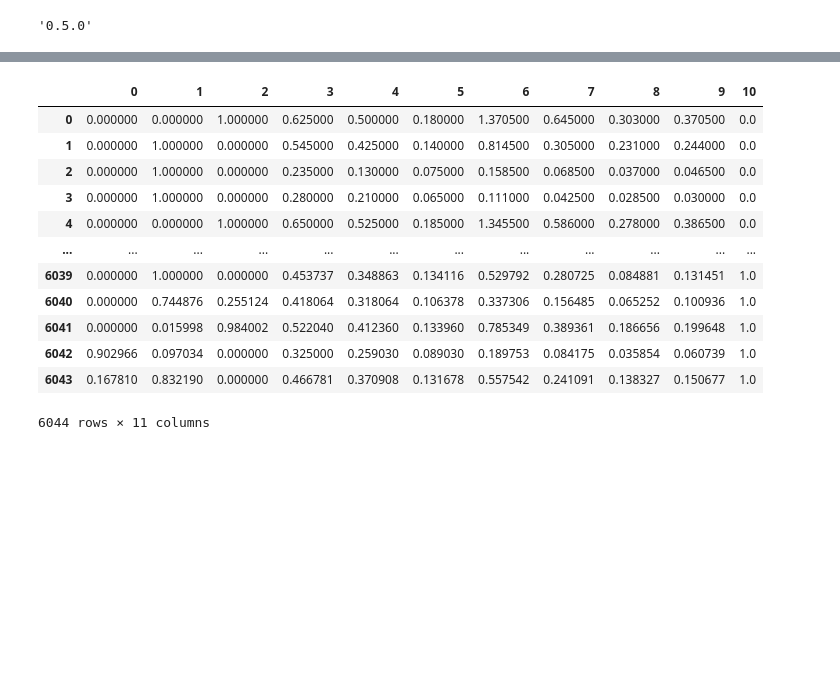
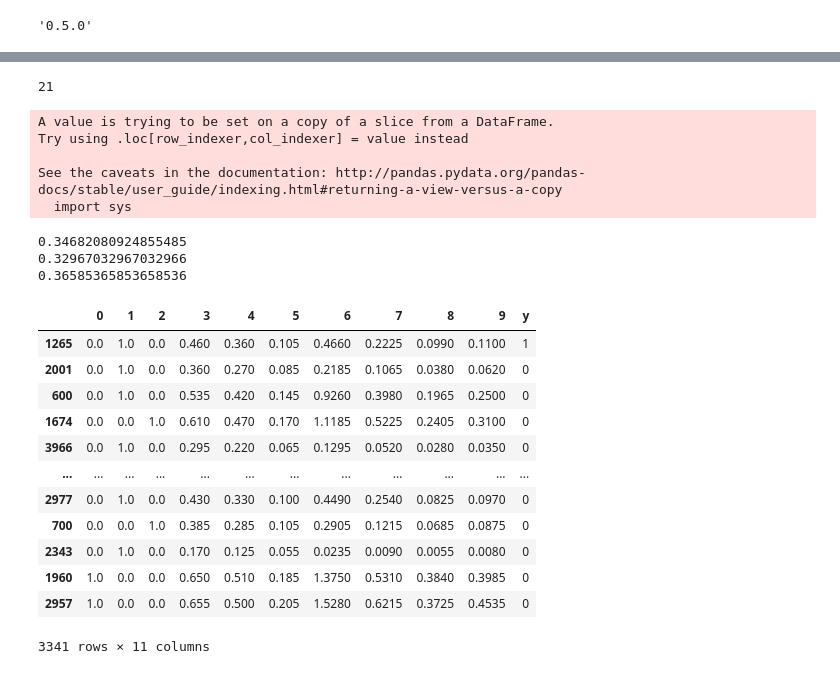
Before and after one commit to DmitriiDenisov/research_oversampling, a Jupyter notebook: Research_gamma.ipynb, the cells around one changed output, grey strips where cells are left out. Cells and saved outputs as stored; diff of their text form; code cells hidden in the pictures; blank space fills up the shorter version.

```diff
--- a/Research_gamma.ipynb
+++ b/Research_gamma.ipynb
@@ -453,35 +467,56 @@ def aug_train(X):
+# %%
+y_pred.sum()
+# %% [output]
+21
 # %%
+# 1. Get dataset:
 X, y = get_dataset_pd('abalone')
-X['y'] = y
 
-# 1. Split on test and train
+# 2. Split on test and train
 X_train, X_test, y_train, y_test = train_test_split(X, y, test_size=0.2) # random_state=42
 
-# 2. Augment train part by generating new minority points
+# 3. Augment train part by generating new minority points
+X_train['y'] = y_train
 X_train_aug = aug_train(X_train)
 
-# 3. Shuffle
+# 4. Shuffle
 X_train_aug = X_train_aug.sample(frac=1) # shuffle
 
-# 4. Drop target from train
+# 5. Drop target from train
 y_train_aug = X_train_aug['y']
 X_train_aug = X_train_aug.drop('y', 1)
 
-# 5. Fit:
+# 6. Fit:
+clf = RandomForestClassifier()
+clf.fit(X_train_aug, y_train_aug)
 
-
-# 6. Predict:
+# 7. Predict and metrics:
+y_pred = clf.predict(X_test)
+print(f1_score(y_test, y_pred))
+print(precision_score(y_test, y_pred))
+print(recall_score(y_test, y_pred))
 # %% [output]
-|  | 0 | 1 | 2 | 3 | 4 | 5 | 6 | 7 | 8 | 9 | 10 |
-| 0 | 0.000000 | 0.000000 | 1.000000 | 0.625000 | 0.500000 | 0.180000 | 1.370500 | 0.645000 | 0.303000 | 0.370500 | 0.0 |
-| 1 | 0.000000 | 1.000000 | 0.000000 | 0.545000 | 0.425000 | 0.140000 | 0.814500 | 0.305000 | 0.231000 | 0.244000 | 0.0 |
-| 2 | 0.000000 | 1.000000 | 0.000000 | 0.235000 | 0.130000 | 0.075000 | 0.158500 | 0.068500 | 0.037000 | 0.046500 | 0.0 |
-| 3 | 0.000000 | 1.000000 | 0.000000 | 0.280000 | 0.210000 | 0.065000 | 0.111000 | 0.042500 | 0.028500 | 0.030000 | 0.0 |
-| 4 | 0.000000 | 0.000000 | 1.000000 | 0.650000 | 0.525000 | 0.185000 | 1.345500 | 0.586000 | 0.278000 | 0.386500 | 0.0 |
-| ... | ... | ... | ... | ... | ... | ... | ... | ... | ... | ... | ... |
-| 6039 | 0.000000 | 1.000000 | 0.000000 | 0.453737 | 0.348863 | 0.134116 | 0.529792 | 0.280725 | 0.084881 | 0.131451 | 1.0 |
-| 6040 | 0.000000 | 0.744876 | 0.255124 | 0.418064 | 0.318064 | 0.106378 | 0.337306 | 0.156485 | 0.065252 | 0.100936 | 1.0 |
-| 6041 | 0.000000 | 0.015998 | 0.984002 | 0.522040 | 0.412360 | 0.133960 | 0.785349 | 0.389361 | 0.186656 | 0.199648 | 1.0 |
-| 6042 | 0.902966 | 0.097034 | 0.000000 | 0.325000 | 0.259030 | 0.089030 | 0.189753 | 0.084175 | 0.035854 | 0.060739 | 1.0 |
-| 6043 | 0.167810 | 0.832190 | 0.000000 | 0.466781 | 0.370908 | 0.131678 | 0.557542 | 0.241091 | 0.138327 | 0.150677 | 1.0 |
-6044 rows × 11 columns
+A value is trying to be set on a copy of a slice from a DataFrame.
+Try using .loc[row_indexer,col_indexer] = value instead
+
+See the caveats in the documentation: http://pandas.pydata.org/pandas-docs/stable/user_guide/indexing.html#returning-a-view-versus-a-copy
+  import sys
+0.34682080924855485
+0.32967032967032966
+0.36585365853658536
+# %%
+X_train
+# %% [output]
+|  | 0 | 1 | 2 | 3 | 4 | 5 | 6 | 7 | 8 | 9 | y |
+| 1265 | 0.0 | 1.0 | 0.0 | 0.460 | 0.360 | 0.105 | 0.4660 | 0.2225 | 0.0990 | 0.1100 | 1 |
+| 2001 | 0.0 | 1.0 | 0.0 | 0.360 | 0.270 | 0.085 | 0.2185 | 0.1065 | 0.0380 | 0.0620 | 0 |
+| 600 | 0.0 | 1.0 | 0.0 | 0.535 | 0.420 | 0.145 | 0.9260 | 0.3980 | 0.1965 | 0.2500 | 0 |
+| 1674 | 0.0 | 0.0 | 1.0 | 0.610 | 0.470 | 0.170 | 1.1185 | 0.5225 | 0.2405 | 0.3100 | 0 |
+| 3966 | 0.0 | 1.0 | 0.0 | 0.295 | 0.220 | 0.065 | 0.1295 | 0.0520 | 0.0280 | 0.0350 | 0 |
+| ... | ... | ... | ... | ... | ... | ... | ... | ... | ... | ... | ... |
+| 2977 | 0.0 | 1.0 | 0.0 | 0.430 | 0.330 | 0.100 | 0.4490 | 0.2540 | 0.0825 | 0.0970 | 0 |
+| 700 | 0.0 | 0.0 | 1.0 | 0.385 | 0.285 | 0.105 | 0.2905 | 0.1215 | 0.0685 | 0.0875 | 0 |
+| 2343 | 0.0 | 1.0 | 0.0 | 0.170 | 0.125 | 0.055 | 0.0235 | 0.0090 | 0.0055 | 0.0080 | 0 |
+| 1960 | 1.0 | 0.0 | 0.0 | 0.650 | 0.510 | 0.185 | 1.3750 | 0.5310 | 0.3840 | 0.3985 | 0 |
+| 2957 | 1.0 | 0.0 | 0.0 | 0.655 | 0.500 | 0.205 | 1.5280 | 0.6215 | 0.3725 | 0.4535 | 0 |
+3341 rows × 11 columns
```
Also changed, not shown: parts of 25 cells of this notebook.
